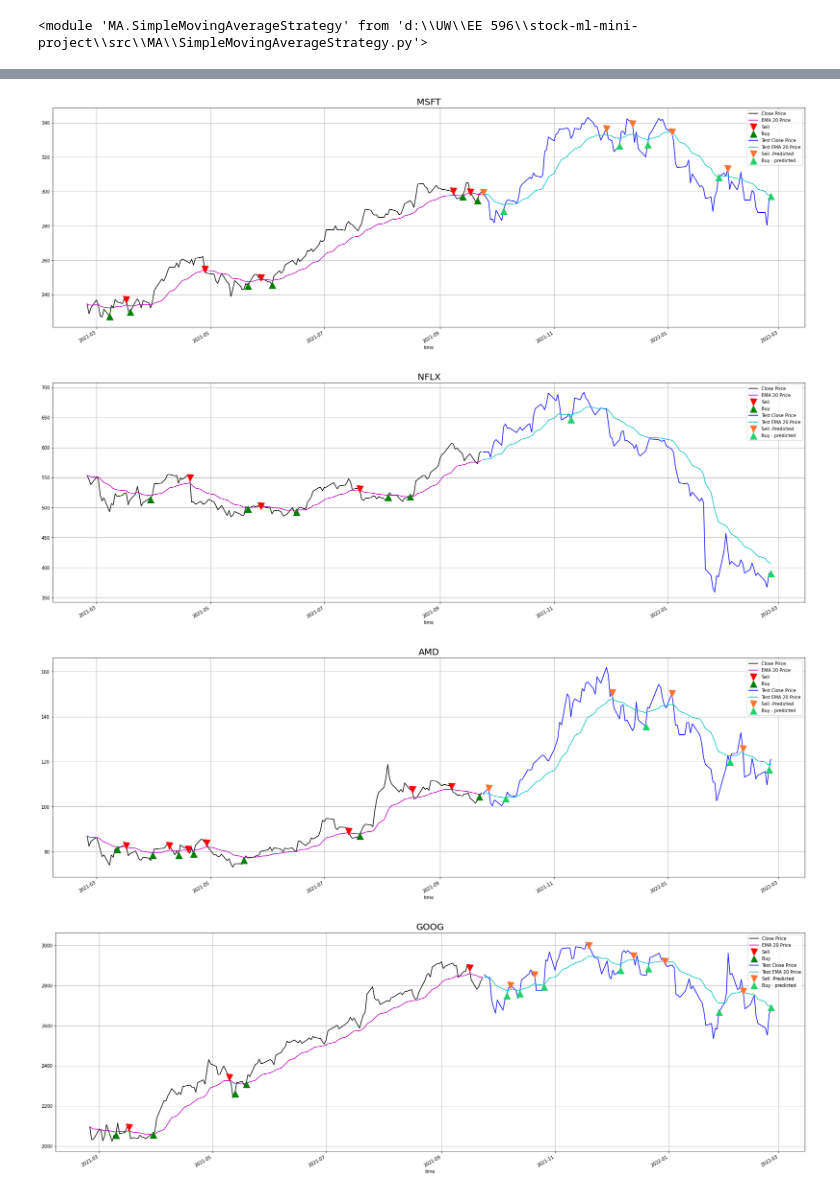
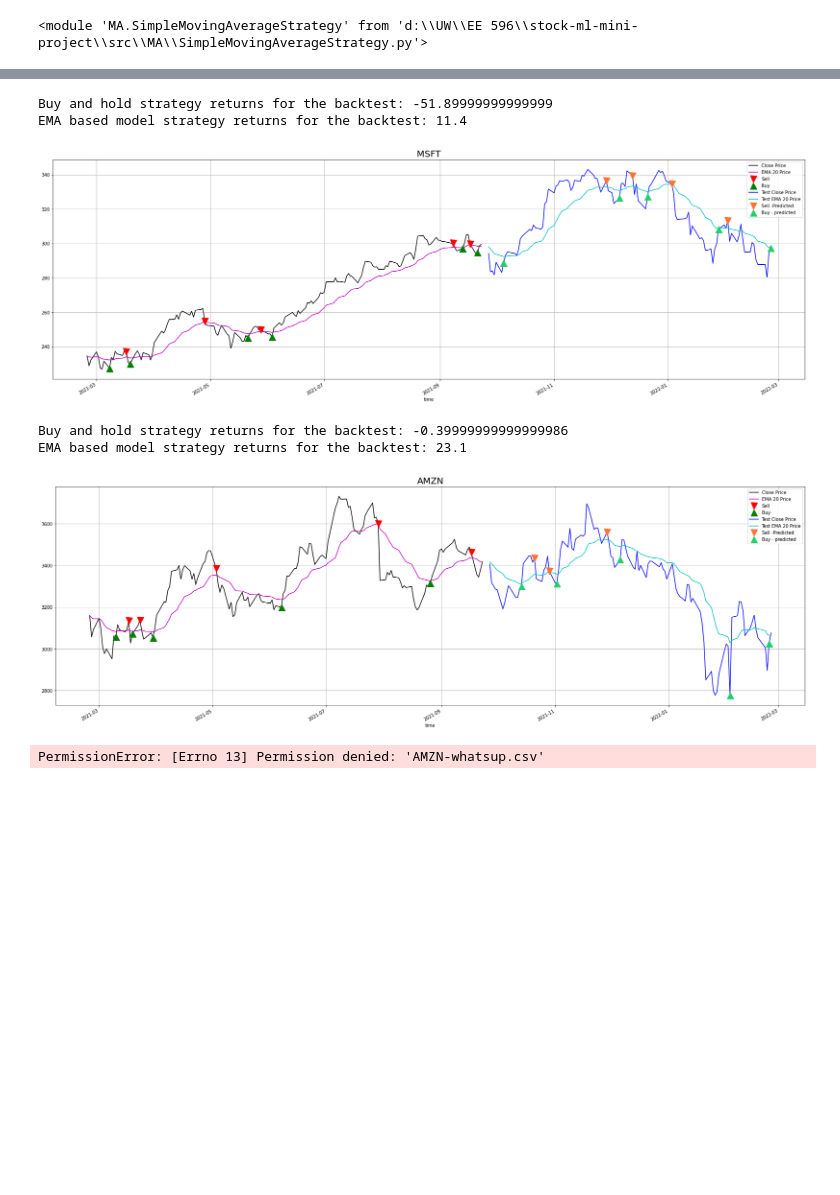
Before and after one commit to danielhunex/stock-ml-mini-project, a Jupyter notebook: src/program.ipynb, the cells around one changed output, grey strips where cells are left out. Cells and saved outputs as stored; diff of their text form; code cells hidden in the pictures; blank space fills up the shorter version.

Commit message:
Adding profit calculations for performance metrics

```diff
--- a/src/program.ipynb
+++ b/src/program.ipynb
@@ -45,19 +45,25 @@ Api_Key =''
 Secret_Key=''
 endpoint='https://paper-api.alpaca.markets'
 # %%
-
 
 client = ac.ApiClient(api_key_Id=Api_Key,api_key_secret=Secret_Key)
 
 
-for ticker in ["FB","MSFT","NFLX","AMD","GOOG"]:
+for ticker in ["FB","MSFT","AMZN","AMD","GOOG"]:
     df= client. get_closing_price(ticker,255)
-
     ema_instance = ema.ExponentialMovingAverageStrategy(df=df,ticker=ticker) # you can replace this with SimpleMovingAverage
-    ema_instance.generate_train_model(ticker=ticker)
+    test, pred=ema_instance.generate_train_model(ticker=ticker)
+    # sanitized =sanitize(test)
+    # df_final=calc_profit(sanitized).head(20)
+    #client.save_to_csv(test,f"{ticker}-whatsup.csv")
+    print(f'Buy and hold strategy returns for the backtest: {test["daily_profit"].sum()*100}')
+    print(f'EMA based model strategy returns for the backtest: {test["strategy_profit"].sum()*100}')
 # %% [output]
 [figure]
+Buy and hold strategy returns for the backtest: -51.89999999999999
+EMA based model strategy returns for the backtest: 11.4
 [figure]
+Buy and hold strategy returns for the backtest: -0.39999999999999986
+EMA based model strategy returns for the backtest: 23.1
-[figure, old version]
+[figure, new version]
-[figure, removed]
-[figure, removed]
+PermissionError: [Errno 13] Permission denied: 'AMZN-whatsup.csv'
```
Also changed, not shown: parts of 7 cells of this notebook, 2 other files.
